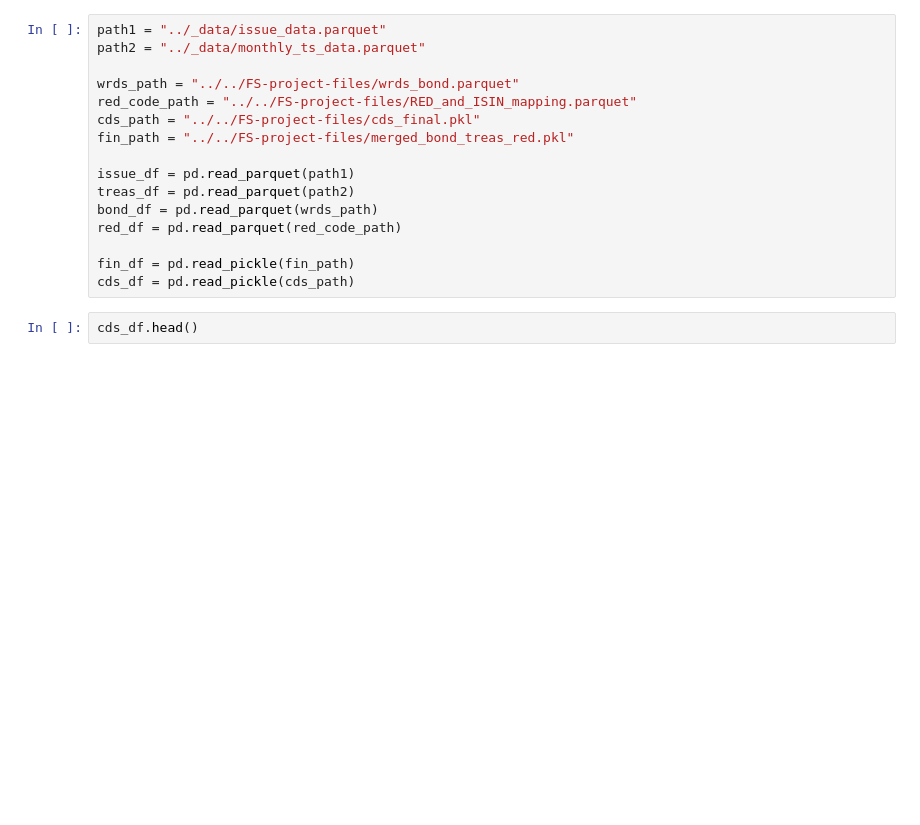
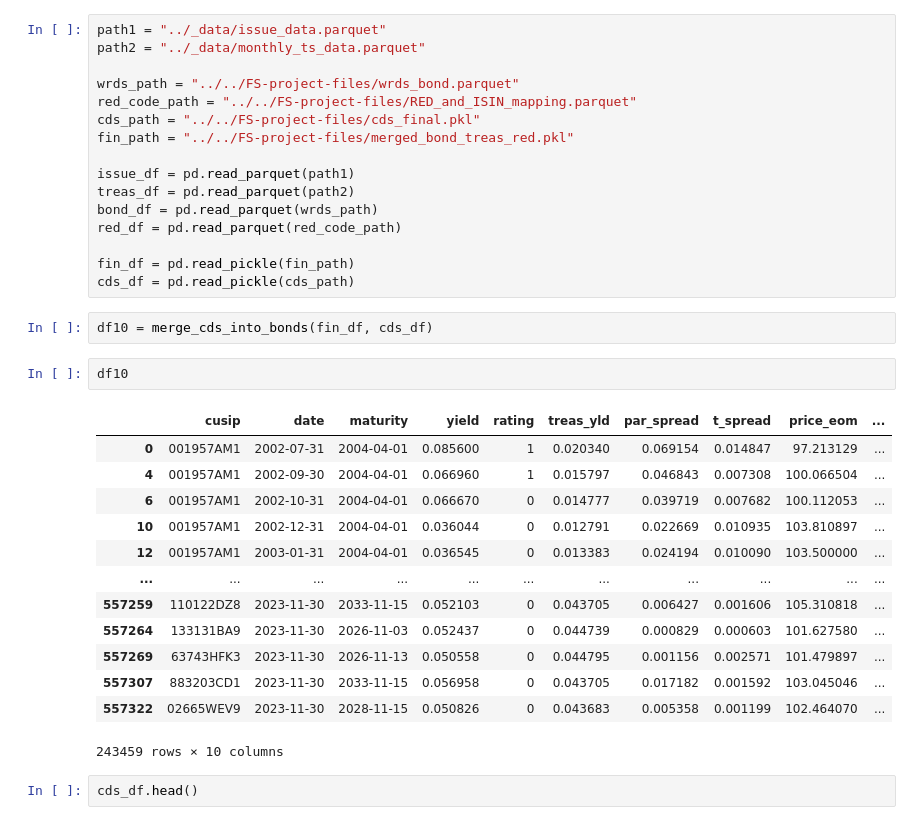
Before and after one commit to zixiaowang123/full_stack_project, a Jupyter notebook: src/test_nb.ipynb, the cells around one changed output. Drawn from its saved outputs; the diff is of its cells as text; blank space fills up the shorter version.

```diff
--- a/src/test_nb.ipynb
+++ b/src/test_nb.ipynb
@@ -26,6 +30,24 @@ red_df = pd.read_parquet(red_code_path)
 
 fin_df = pd.read_pickle(fin_path)
 cds_df = pd.read_pickle(cds_path)
+# %%
+df10 = merge_cds_into_bonds(fin_df, cds_df)
+# %%
+df10
+# %% [output]
+|  | cusip | date | maturity | yield | rating | treas_yld | par_spread | t_spread | price_eom | ... |
+| 0 | 001957AM1 | 2002-07-31 | 2004-04-01 | 0.085600 | 1 | 0.020340 | 0.069154 | 0.014847 | 97.213129 | ... |
+| 4 | 001957AM1 | 2002-09-30 | 2004-04-01 | 0.066960 | 1 | 0.015797 | 0.046843 | 0.007308 | 100.066504 | ... |
+| 6 | 001957AM1 | 2002-10-31 | 2004-04-01 | 0.066670 | 0 | 0.014777 | 0.039719 | 0.007682 | 100.112053 | ... |
+| 10 | 001957AM1 | 2002-12-31 | 2004-04-01 | 0.036044 | 0 | 0.012791 | 0.022669 | 0.010935 | 103.810897 | ... |
+| 12 | 001957AM1 | 2003-01-31 | 2004-04-01 | 0.036545 | 0 | 0.013383 | 0.024194 | 0.010090 | 103.500000 | ... |
+| ... | ... | ... | ... | ... | ... | ... | ... | ... | ... | ... |
+| 557259 | 110122DZ8 | 2023-11-30 | 2033-11-15 | 0.052103 | 0 | 0.043705 | 0.006427 | 0.001606 | 105.310818 | ... |
+| 557264 | 133131BA9 | 2023-11-30 | 2026-11-03 | 0.052437 | 0 | 0.044739 | 0.000829 | 0.000603 | 101.627580 | ... |
+| 557269 | 63743HFK3 | 2023-11-30 | 2026-11-13 | 0.050558 | 0 | 0.044795 | 0.001156 | 0.002571 | 101.479897 | ... |
+| 557307 | 883203CD1 | 2023-11-30 | 2033-11-15 | 0.056958 | 0 | 0.043705 | 0.017182 | 0.001592 | 103.045046 | ... |
+| 557322 | 02665WEV9 | 2023-11-30 | 2028-11-15 | 0.050826 | 0 | 0.043683 | 0.005358 | 0.001199 | 102.464070 | ... |
+243459 rows × 10 columns
 # %%
 cds_df.head()
 # %% [output]
```
Also changed, not shown: parts of 12 cells of this notebook, 3 other files.
